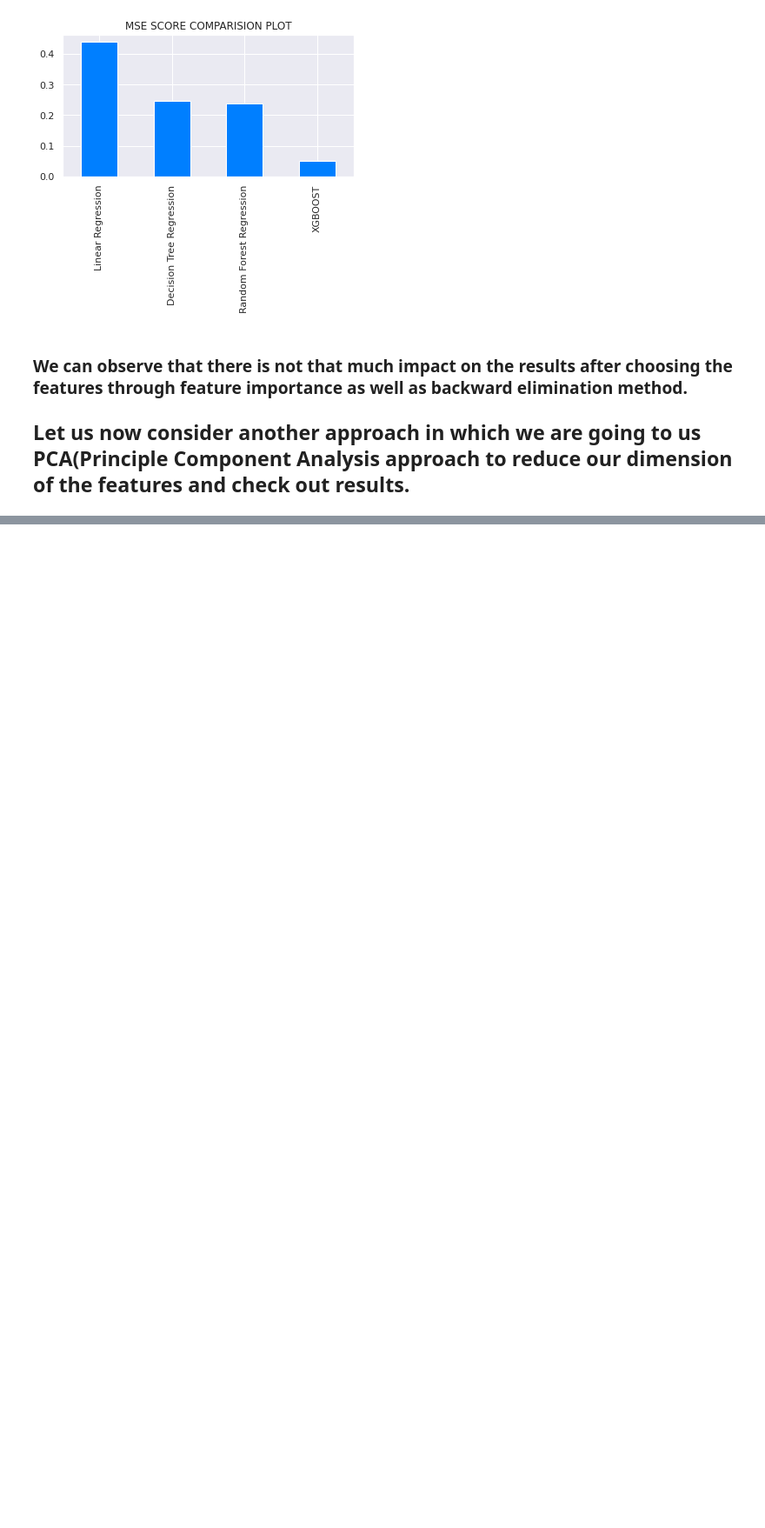
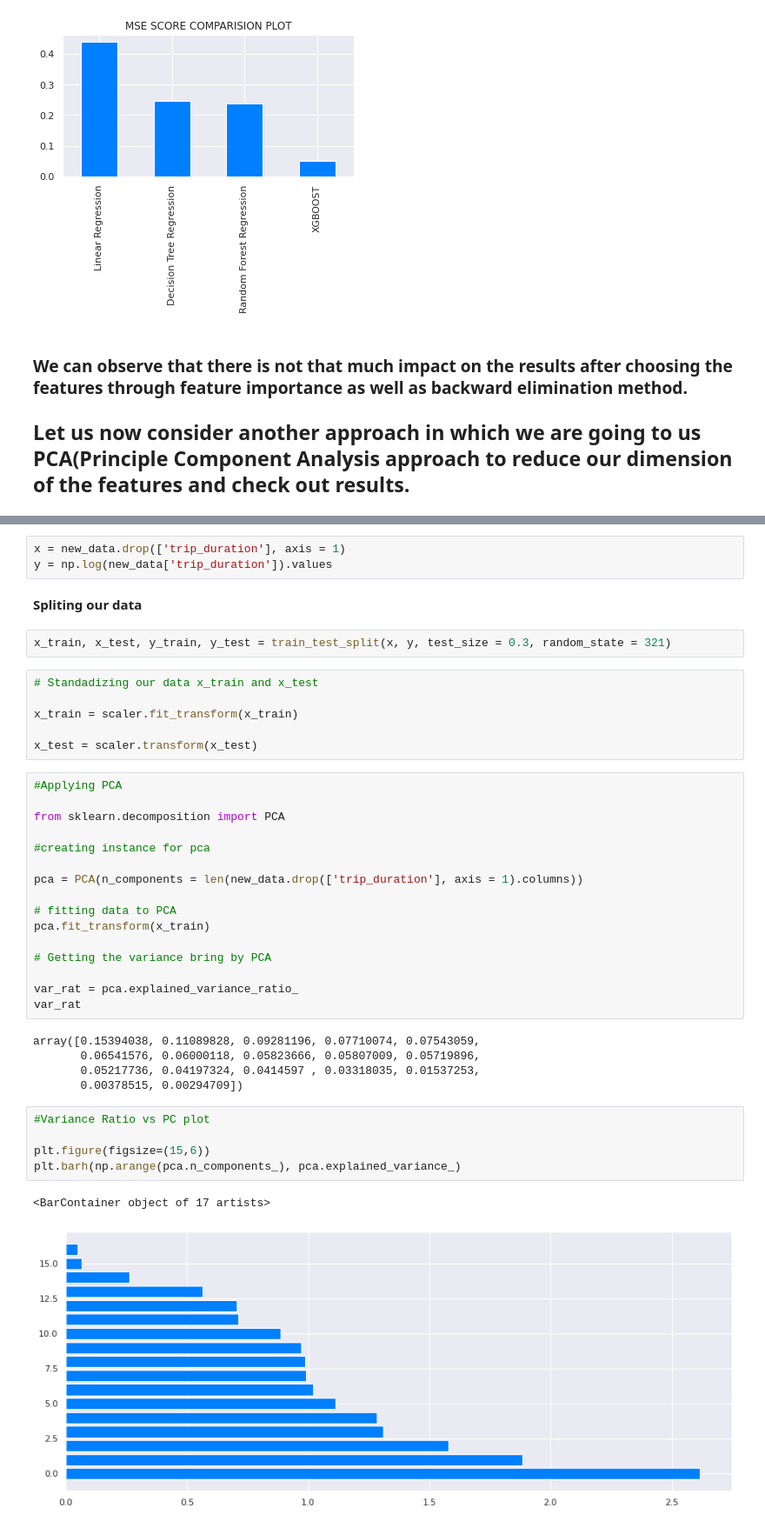
Before and after one commit to dsankush/NYC-Taxi-Trip-Time-Prediction, a Jupyter notebook: NYC_Taxi_Trip_Time_Prediction_Capstone_Project.ipynb, the cells around one changed output, grey strips where cells are left out. Shown at 87% size. Cells and saved outputs as stored; diff of their text form; blank space fills up the shorter version.

```diff
--- a/NYC_Taxi_Trip_Time_Prediction_Capstone_Project.ipynb
+++ b/NYC_Taxi_Trip_Time_Prediction_Capstone_Project.ipynb
@@ -2097,0 +2102,42 @@ MSE_score_plot(total_output.index, total_output)
+# %%
+x = new_data.drop(['trip_duration'], axis = 1)
+y = np.log(new_data['trip_duration']).values
+# %% [markdown]
+**Spliting our data**
+# %%
+x_train, x_test, y_train, y_test = train_test_split(x, y, test_size = 0.3, random_state = 321)
+# %%
+# Standadizing our data x_train and x_test
+
+x_train = scaler.fit_transform(x_train)
+
+x_test = scaler.transform(x_test)
+# %%
+#Applying PCA
+
+from sklearn.decomposition import PCA
+
+#creating instance for pca
+
+pca = PCA(n_components = len(new_data.drop(['trip_duration'], axis = 1).columns))
+
+# fitting data to PCA
+pca.fit_transform(x_train)
+
+# Getting the variance bring by PCA
+
+var_rat = pca.explained_variance_ratio_
+var_rat
+# %% [output]
+array([0.15394038, 0.11089828, 0.09281196, 0.07710074, 0.07543059,
+       0.06541576, 0.06000118, 0.05823666, 0.05807009, 0.05719896,
+       0.05217736, 0.04197324, 0.0414597 , 0.03318035, 0.01537253,
+       0.00378515, 0.00294709])
+# %%
+#Variance Ratio vs PC plot
+
+plt.figure(figsize=(15,6))
+plt.barh(np.arange(pca.n_components_), pca.explained_variance_)
+# %% [output]
+<BarContainer object of 17 artists>
+[figure, added]
```
Also changed, not shown: parts of 28 cells of this notebook.
